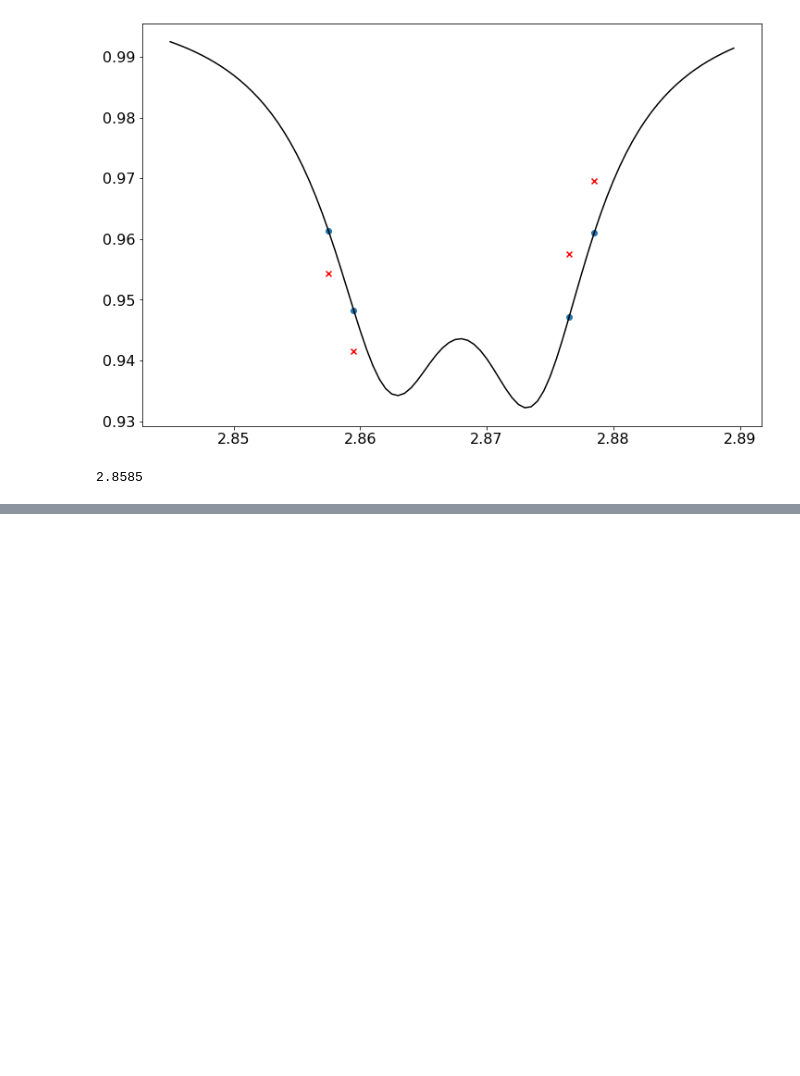
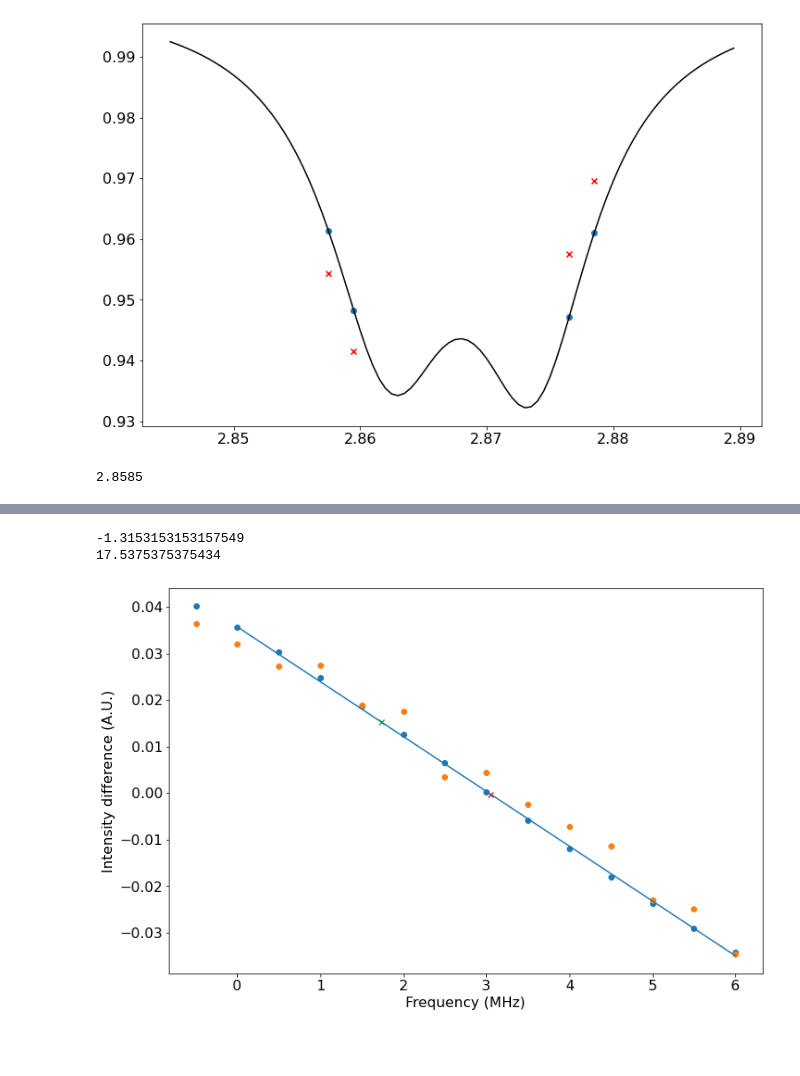
Before and after one commit to Corbyn93/Ryans_Python_Scripts, a Jupyter notebook: Ryan's Jupyter stuff/ODMR analysis/20210617_Analysis_Referenced_4_point_ODMR.ipynb, the cells around one changed output, grey strips where cells are left out. Drawn from its saved outputs; the diff is of its cells as text; code cells hidden in the pictures; blank space fills up the shorter version.

```diff
--- a/Ryan's Jupyter stuff/ODMR analysis/20210617_Analysis_Referenced_4_point_ODMR.ipynb
+++ b/Ryan's Jupyter stuff/ODMR analysis/20210617_Analysis_Referenced_4_point_ODMR.ipynb
@@ -543,0 +584,64 @@ print(four_freqs, mean_norm_4_point_odmr_full)
+# %%
+# find the linear section of the subtracted ODMR curve.
+mid_point = int(len(freq_sub_array)/2)
+
+# How many frequnecy steps are needed to generate a +/- 4MHz region of the data
+pm_4_mhz = int(4/freq_step)
+# %%
+# find the max and min for the subtracted ODMR curve.
+maxima = np.where(y_fit_subtract_1 == np.max(y_fit_subtract_1))[0]
+minima = np.where(y_fit_subtract_1 == np.min(y_fit_subtract_1))[0]
+
+# find the frequnecy equvilent to the point at which I(f1) and I(f4) are equal.
+zero_intensity_freq = np.abs(y_fit_subtract_1[maxima[0]:minima[0]] - 0.00).argmin() + maxima[0]
+
+# the limits of the straight line portion of the subtracted ODMR curve.
+min_index = zero_intensity_freq-pm_4_mhz
+max_index = zero_intensity_freq+pm_4_mhz
+# %%
+# Plot the linear regions of the subtracted Lorentzian fit and the referenced ODMR data from the CW ODMR curve.
+
+plot.scatter(freq_sub_array[min_index:max_index], y_fit_subtract_1[min_index:max_index]) # fitting
+plot.scatter(freq_sub_array[min_index:max_index], y1[min_index:max_index]) # raw full CW ODMR.
+plot.xlabel('Frequency (MHz)')
+plot.ylabel('Intensity difference (A.U.)')
+
+# Linear fit to the straight line portion of the subracted ODMR curve for I(f1)-I(f4)
+init_params = [1,1]
+coeffs, confidence = opt.curve_fit(straight_line, freq_sub_array[min_index:max_index], y_fit_subtract_1[min_index:max_index], init_params)
+opt_error = np.sqrt(np.diag(confidence))
+
+# High resolution x array for linear fitting.
+high_res_x = np.linspace(freq_sub_array[zero_intensity_freq-6], freq_sub_array[zero_intensity_freq + 6], 1000)
+linear_fit = straight_line(high_res_x, coeffs[0], coeffs[1])
+
+plot.plot(high_res_x, linear_fit)
+
+# Difference in intensity from I(f1) and I(f4) from the 4 point ODMR measurement
+I1_I4_diff = mean_norm_4_point_odmr_full[3] - mean_norm_4_point_odmr_full[0]
+
+# The reference difference between the I(f1) and I(f4) from the lorentz fitting.
+I1_I4_diff_ref = y_fit[four_freq_locs[3]] - y_fit[four_freq_locs[0]] #
+
+# Find the index for frequnecy differnece that corresponds to the differnec between I(f4) and I(f1)
+I1_I4_freq_shift = (np.abs(linear_fit - I1_I4_diff).argmin())
+# Find the reference frequnecy differnece that corresponds to the differnec between I(f4) and I(f1)
+I1_I4_freq_shift_ref = (np.abs(linear_fit - I1_I4_diff_ref).argmin())
+
+plot.scatter(high_res_x[I1_I4_freq_shift], I1_I4_diff, marker = 'x')
+plot.scatter(high_res_x[I1_I4_freq_shift_ref], I1_I4_diff_ref, marker = 'x')
+
+# find the change in the resonant frequnecy of the NV centres from the reference.
+freq_change_from_ref = high_res_x[I1_I4_freq_shift] - high_res_x[I1_I4_freq_shift_ref]
+
+# Find the temperature change in the sample.
+temp_change = freq_change_from_ref/(-0.075)
+
+print(freq_change_from_ref)
+print(temp_change)
+# %% [output]
+-1.3153153153157549
+17.5375375375434
+[figure, added]
+# %% [markdown]
+######
```
Also changed, not shown: parts of 16 cells of this notebook, 1 other file.
